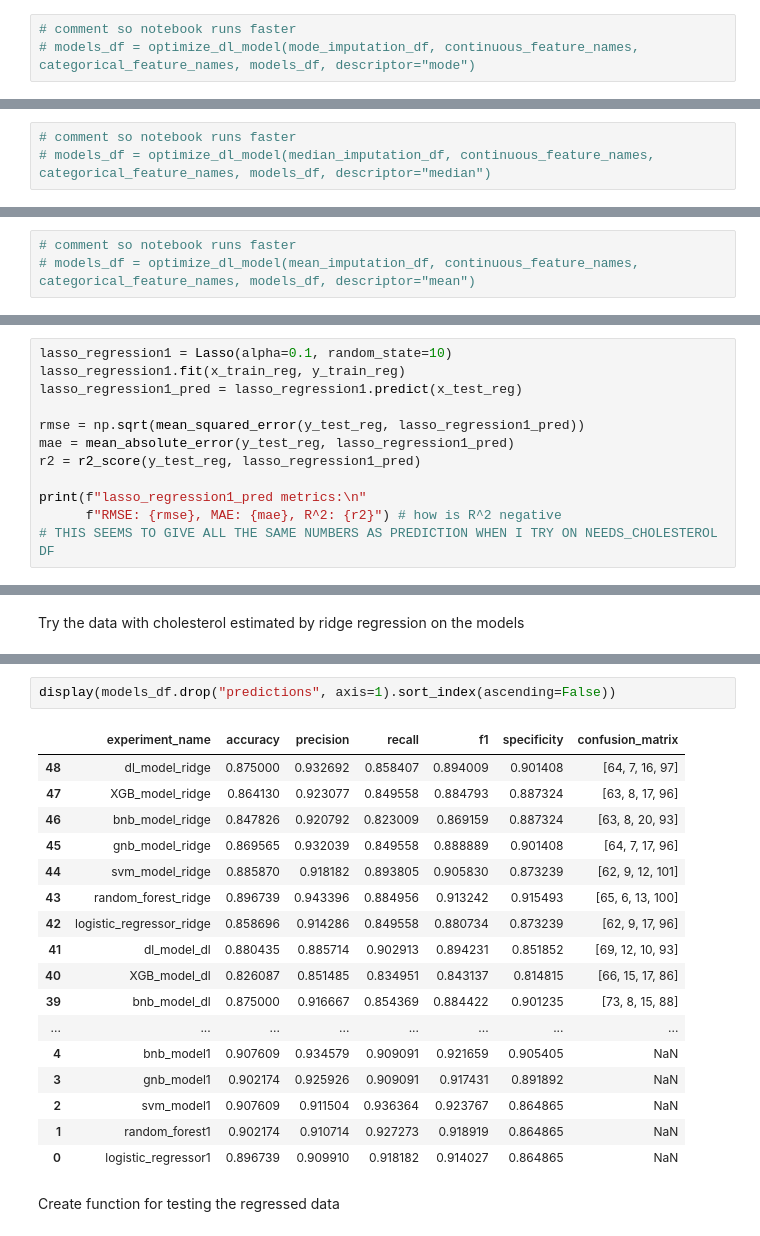
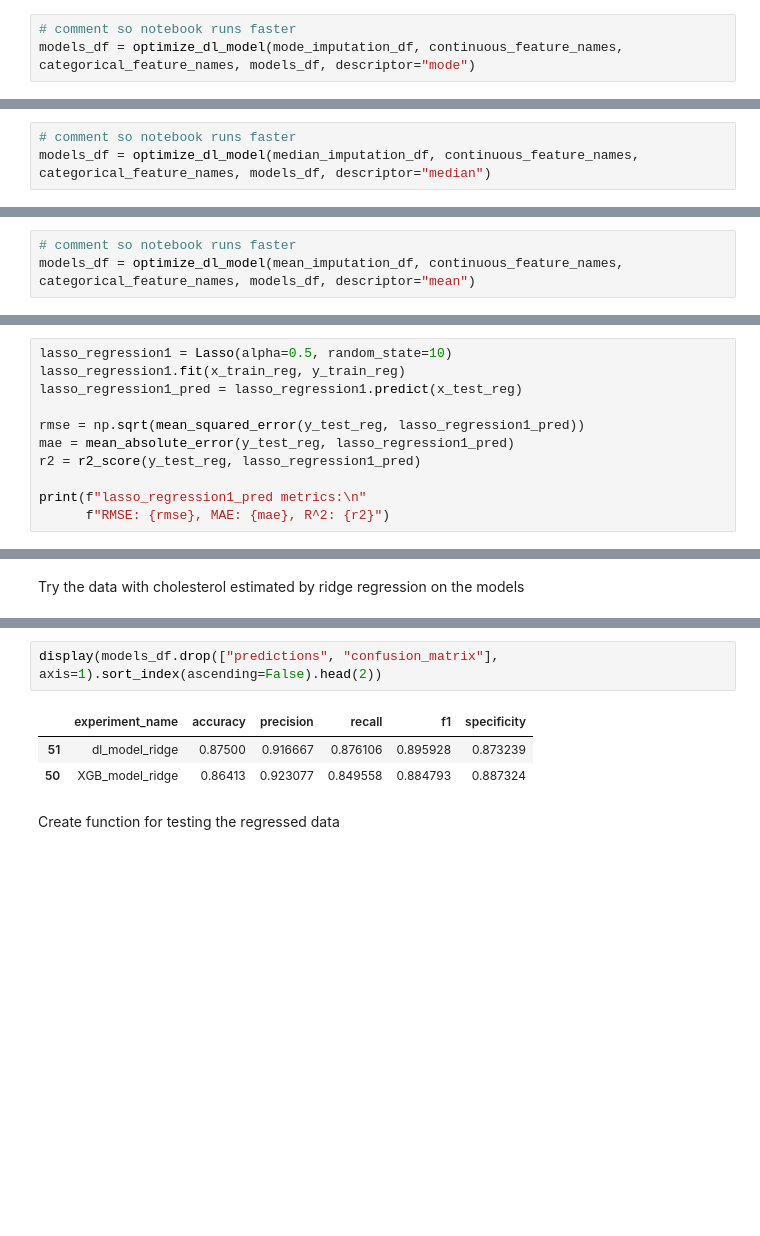
Before and after one commit to nripstein/Heart-Disease-Prediction, a Jupyter notebook: heart failure prediction notebook.ipynb, the cells around one changed output, grey strips where cells are left out. Drawn from its saved outputs; the diff is of its cells as text; blank space fills up the shorter version.

```diff
--- a/heart failure prediction notebook.ipynb
+++ b/heart failure prediction notebook.ipynb
@@ -1394,4 +1350,4 @@ def optimize_dl_model(df, continuous_feature_names, categorical_feature_names, m
     return models_df_
 # %%
 # comment so notebook runs faster
-# models_df = optimize_dl_model(mode_imputation_df, continuous_feature_names, categorical_feature_names, models_df, descriptor="mode")
+models_df = optimize_dl_model(mode_imputation_df, continuous_feature_names, categorical_feature_names, models_df, descriptor="mode")
@@ -1398,3 +1358,3 @@ def optimize_dl_model(df, continuous_feature_names, categorical_feature_names, m
 # %%
 # comment so notebook runs faster
-# models_df = optimize_dl_model(median_imputation_df, continuous_feature_names, categorical_feature_names, models_df, descriptor="median")
+models_df = optimize_dl_model(median_imputation_df, continuous_feature_names, categorical_feature_names, models_df, descriptor="median")
@@ -1401,3 +1365,3 @@ def optimize_dl_model(df, continuous_feature_names, categorical_feature_names, m
 # %%
 # comment so notebook runs faster
-# models_df = optimize_dl_model(mean_imputation_df, continuous_feature_names, categorical_feature_names, models_df, descriptor="mean")
+models_df = optimize_dl_model(mean_imputation_df, continuous_feature_names, categorical_feature_names, models_df, descriptor="mean")
@@ -1481,7 +1452,7 @@ RMSE: 0.5291853877528877, MAE: 0.38581679611183567, R^2: 0.0009514304477832303
 Range: 4.738185483005347
 RMSE/Range = 0.11168524103814416
 # %%
-lasso_regression1 = Lasso(alpha=0.1, random_state=10)
+lasso_regression1 = Lasso(alpha=0.5, random_state=10)
 lasso_regression1.fit(x_train_reg, y_train_reg)
 lasso_regression1_pred = lasso_regression1.predict(x_test_reg)
 
@@ -1490,8 +1461,7 @@ mae = mean_absolute_error(y_test_reg, lasso_regression1_pred)
 r2 = r2_score(y_test_reg, lasso_regression1_pred)
 
 print(f"lasso_regression1_pred metrics:\n"
-      f"RMSE: {rmse}, MAE: {mae}, R^2: {r2}") # how is R^2 negative
-# THIS SEEMS TO GIVE ALL THE SAME NUMBERS AS PREDICTION WHEN I TRY ON NEEDS_CHOLESTEROL DF
+      f"RMSE: {rmse}, MAE: {mae}, R^2: {r2}")
 # %% [output]
 lasso_regression1_pred metrics:
 RMSE: 0.5319257720721704, MAE: 0.3974071067365232, R^2: -0.00942249854267585
@@ -1704,24 +1674,10 @@ WARNING:absl:There is a known slowdown when using v2.11+ Keras optimizers on M1/
 dl_model_ridge already exists in the dataframe. Skipping addition.
 # %%
-display(models_df.drop("predictions", axis=1).sort_index(ascending=False))
+display(models_df.drop(["predictions", "confusion_matrix"], axis=1).sort_index(ascending=False).head(2))
 # %% [output]
-|  | experiment_name | accuracy | precision | recall | f1 | specificity | confusion_matrix |
-| 48 | dl_model_ridge | 0.875000 | 0.932692 | 0.858407 | 0.894009 | 0.901408 | [64, 7, 16, 97] |
-| 47 | XGB_model_ridge | 0.864130 | 0.923077 | 0.849558 | 0.884793 | 0.887324 | [63, 8, 17, 96] |
-| 46 | bnb_model_ridge | 0.847826 | 0.920792 | 0.823009 | 0.869159 | 0.887324 | [63, 8, 20, 93] |
-| 45 | gnb_model_ridge | 0.869565 | 0.932039 | 0.849558 | 0.888889 | 0.901408 | [64, 7, 17, 96] |
-| 44 | svm_model_ridge | 0.885870 | 0.918182 | 0.893805 | 0.905830 | 0.873239 | [62, 9, 12, 101] |
-| 43 | random_forest_ridge | 0.896739 | 0.943396 | 0.884956 | 0.913242 | 0.915493 | [65, 6, 13, 100] |
-| 42 | logistic_regressor_ridge | 0.858696 | 0.914286 | 0.849558 | 0.880734 | 0.873239 | [62, 9, 17, 96] |
-| 41 | dl_model_dl | 0.880435 | 0.885714 | 0.902913 | 0.894231 | 0.851852 | [69, 12, 10, 93] |
-| 40 | XGB_model_dl | 0.826087 | 0.851485 | 0.834951 | 0.843137 | 0.814815 | [66, 15, 17, 86] |
-| 39 | bnb_model_dl | 0.875000 | 0.916667 | 0.854369 | 0.884422 | 0.901235 | [73, 8, 15, 88] |
-| ... | ... | ... | ... | ... | ... | ... | ... |
-| 4 | bnb_model1 | 0.907609 | 0.934579 | 0.909091 | 0.921659 | 0.905405 | NaN |
-| 3 | gnb_model1 | 0.902174 | 0.925926 | 0.909091 | 0.917431 | 0.891892 | NaN |
-| 2 | svm_model1 | 0.907609 | 0.911504 | 0.936364 | 0.923767 | 0.864865 | NaN |
-| 1 | random_forest1 | 0.902174 | 0.910714 | 0.927273 | 0.918919 | 0.864865 | NaN |
-| 0 | logistic_regressor1 | 0.896739 | 0.909910 | 0.918182 | 0.914027 | 0.864865 | NaN |
+|  | experiment_name | accuracy | precision | recall | f1 | specificity |
+| 51 | dl_model_ridge | 0.87500 | 0.916667 | 0.876106 | 0.895928 | 0.873239 |
+| 50 | XGB_model_ridge | 0.86413 | 0.923077 | 0.849558 | 0.884793 | 0.887324 |
 # %% [markdown]
 Create function for testing the regressed data
 # %%
```
Also changed, not shown: parts of 48 cells of this notebook.
